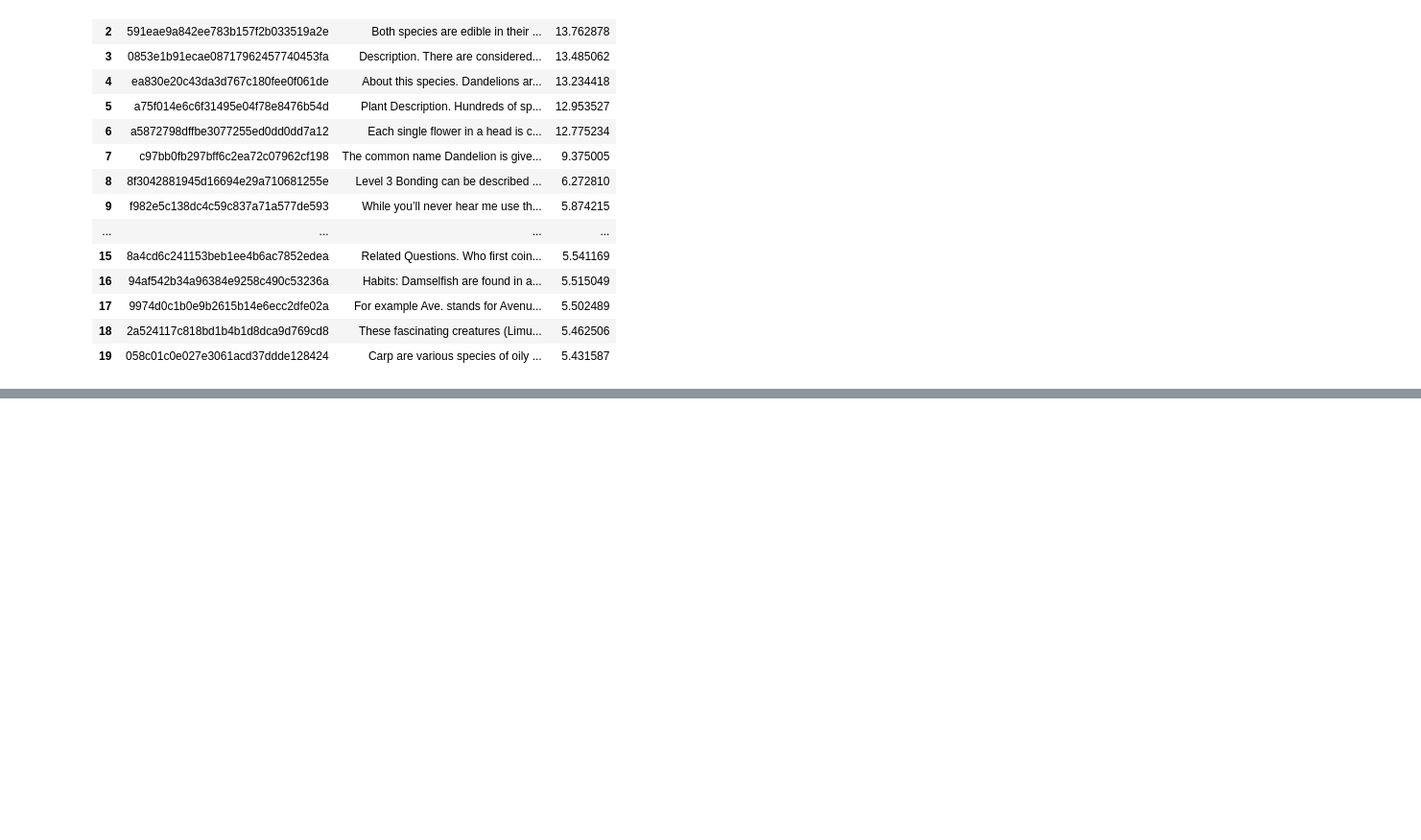
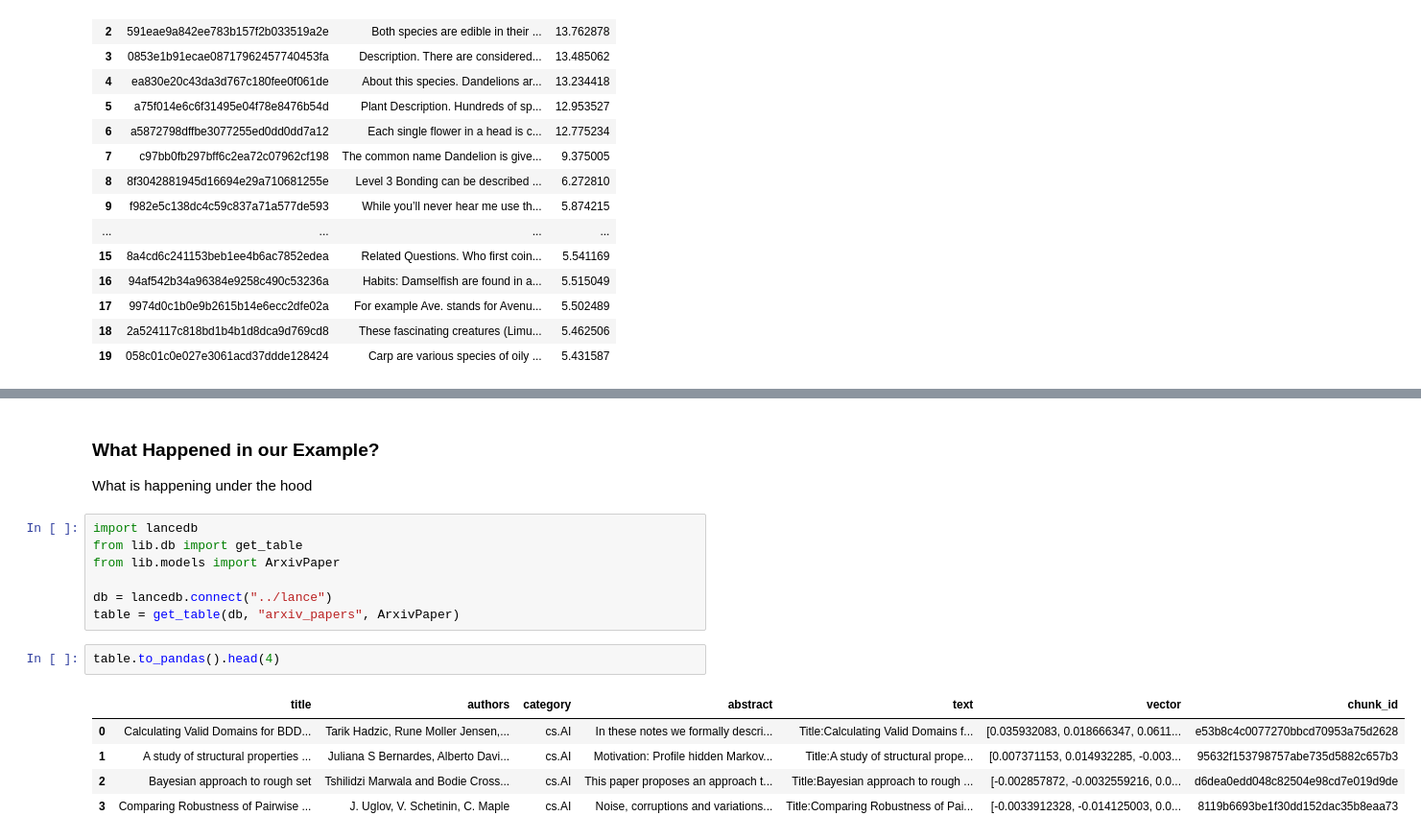
Before and after one commit to ivanleomk/rag-ws, a Jupyter notebook: notebooks/2.Pipeline_Upgrades.ipynb, the cells around one changed output, grey strips where cells are left out. Shown at 96% size. Drawn from its saved outputs; the diff is of its cells as text; blank space fills up the shorter version.

```diff
--- a/notebooks/2.Pipeline_Upgrades.ipynb
+++ b/notebooks/2.Pipeline_Upgrades.ipynb
@@ -983,0 +973,19 @@ print(tabulate(df.round(3), headers="keys", tablefmt="grid"))
+# %% [markdown]
+### What Happened in our Example?
+
+What is happening under the hood
+# %%
+import lancedb
+from lib.db import get_table
+from lib.models import ArxivPaper
+
+db = lancedb.connect("../lance")
+table = get_table(db, "arxiv_papers", ArxivPaper)
+# %%
+table.to_pandas().head(4)
+# %% [output]
+|  | title | authors | category | abstract | text | vector | chunk_id |
+| 0 | Calculating Valid Domains for BDD... | Tarik Hadzic, Rune Moller Jensen,... | cs.AI | In these notes we formally descri... | Title:Calculating Valid Domains f... | [0.035932083, 0.018666347, 0.0611... | e53b8c4c0077270bbcd70953a75d2628 |
+| 1 | A study of structural properties ... | Juliana S Bernardes, Alberto Davi... | cs.AI | Motivation: Profile hidden Markov... | Title:A study of structural prope... | [0.007371153, 0.014932285, -0.003... | 95632f153798757abe735d5882c657b3 |
+| 2 | Bayesian approach to rough set | Tshilidzi Marwala and Bodie Cross... | cs.AI | This paper proposes an approach t... | Title:Bayesian approach to rough ... | [-0.002857872, -0.0032559216, 0.0... | d6dea0edd048c82504e98cd7e019d9de |
+| 3 | Comparing Robustness of Pairwise ... | J. Uglov, V. Schetinin, C. Maple | cs.AI | Noise, corruptions and variations... | Title:Comparing Robustness of Pai... | [-0.0033912328, -0.014125003, 0.0... | 8119b6693be1f30dd152dac35b8eaa73 |
```
Also changed, not shown: parts of 23 cells of this notebook, 46 other files.
